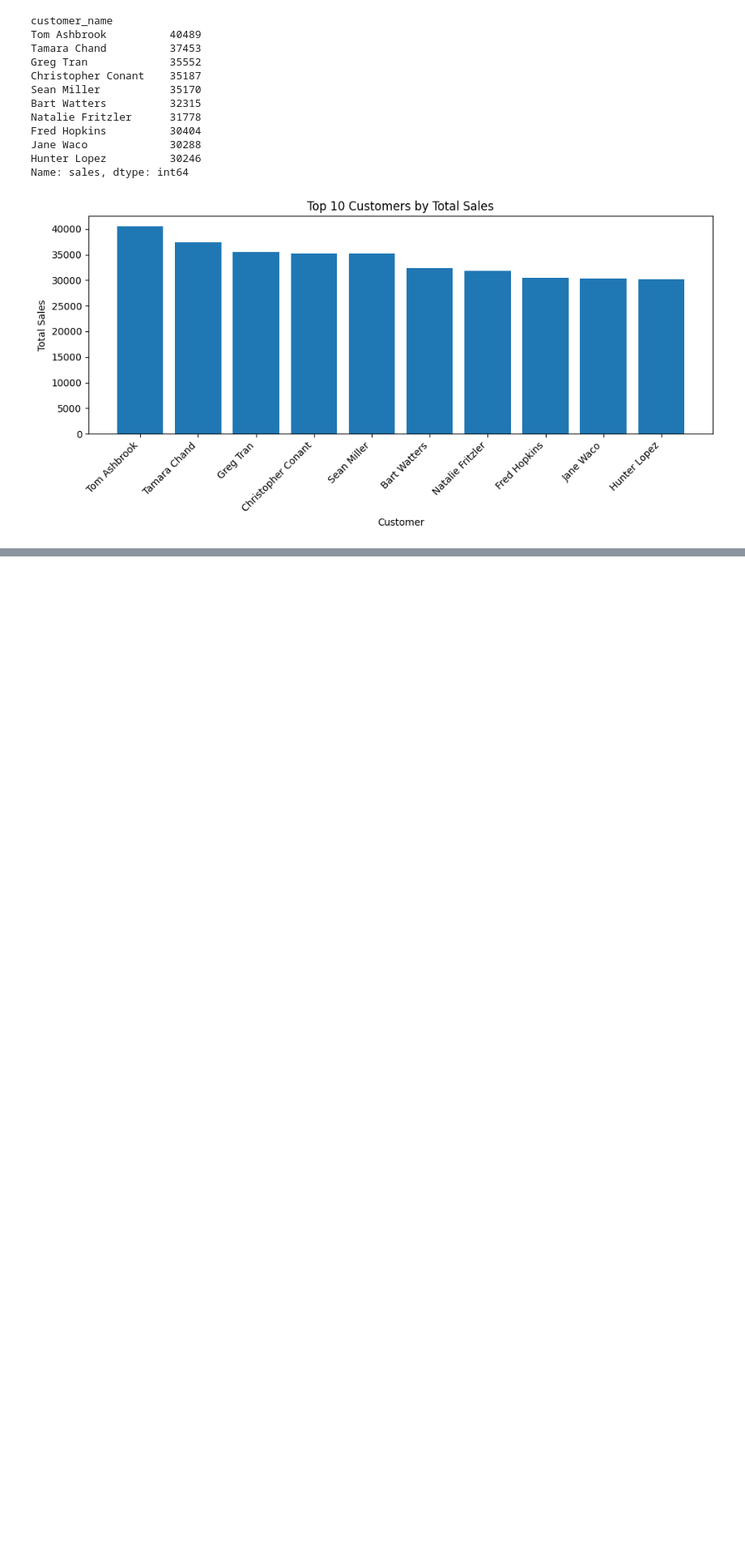
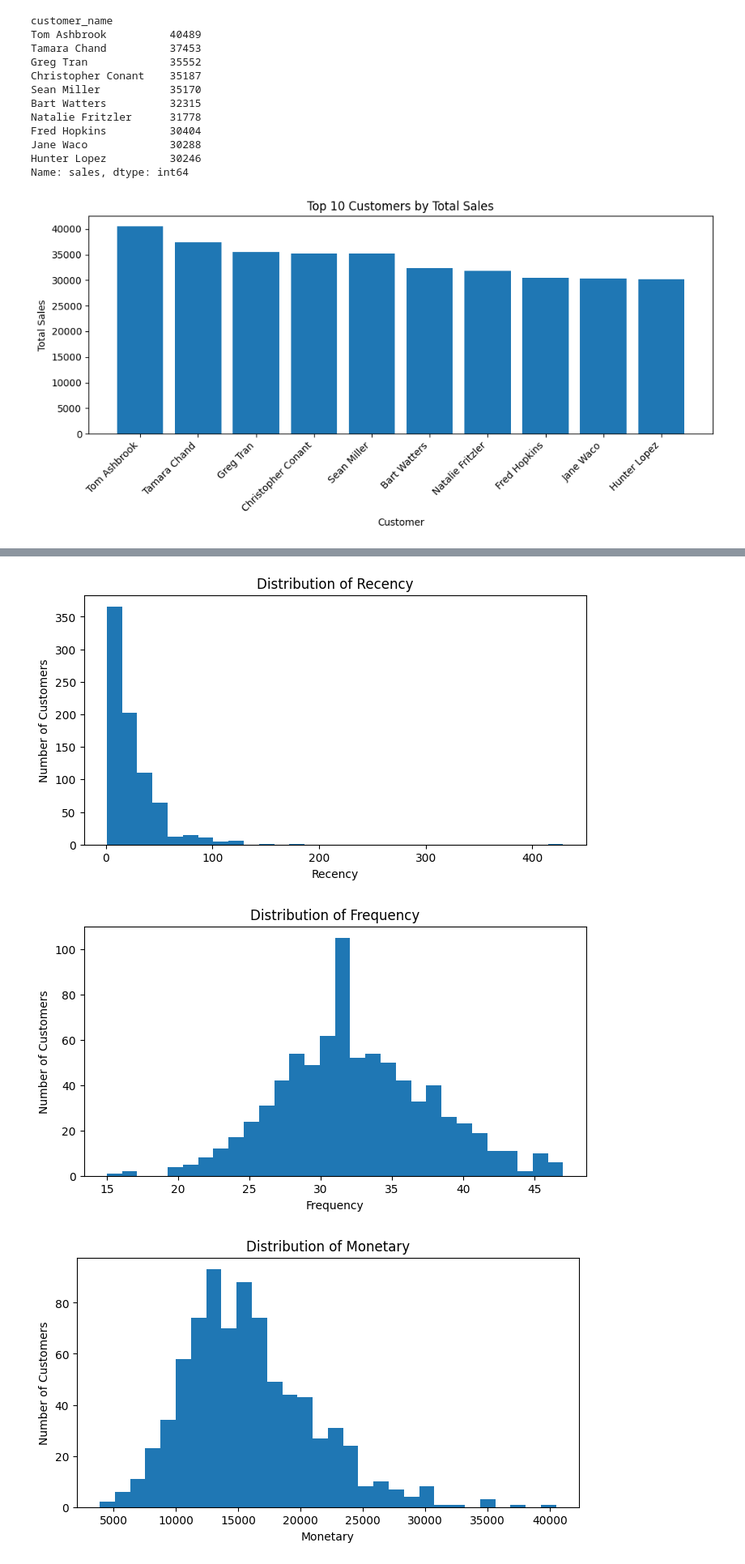
Before and after one commit to Wasimul2023/Superstore_sales_Analysis, a Jupyter notebook: Superstore_Sales_Analysis.ipynb, the cells around one changed output, grey strips where cells are left out. Shown at 81% size. Drawn from its saved outputs; the diff is of its cells as text; code cells hidden in the pictures; blank space fills up the shorter version.

```diff
--- a/Superstore_Sales_Analysis.ipynb
+++ b/Superstore_Sales_Analysis.ipynb
@@ -371,0 +374,4 @@ plt.show()
+# %%
+analysis_date = df_clean['order_date'].max() + pd.Timedelta(days=1)
+
+print("Analysis date:", analysis_date)
@@ -371,0 +380,8 @@ plt.show()
+# %%
+rfm = df_clean.groupby('customer_name').agg(
+    Recency=('order_date', lambda x: (analysis_date - x.max()).days),
+    Frequency=('order_id', 'nunique'),
+    Monetary=('sales', 'sum')
+).reset_index()
+
+rfm.head()
@@ -371,0 +427,4 @@ plt.show()
+# %%
+rfm_features = ['Recency', 'Frequency', 'Monetary']
+
+print(rfm[rfm_features].skew())
@@ -371,0 +436,12 @@ plt.show()
+# %%
+for feature in rfm_features:
+    plt.figure(figsize=(8, 4))
+    plt.hist(rfm[feature], bins=30)
+    plt.title(f'Distribution of {feature}')
+    plt.xlabel(feature)
+    plt.ylabel('Number of Customers')
+    plt.show()
+# %% [output]
+[figure, added]
+[figure, added]
+[figure, added]
```
Also changed, not shown: parts of 29 cells of this notebook.
